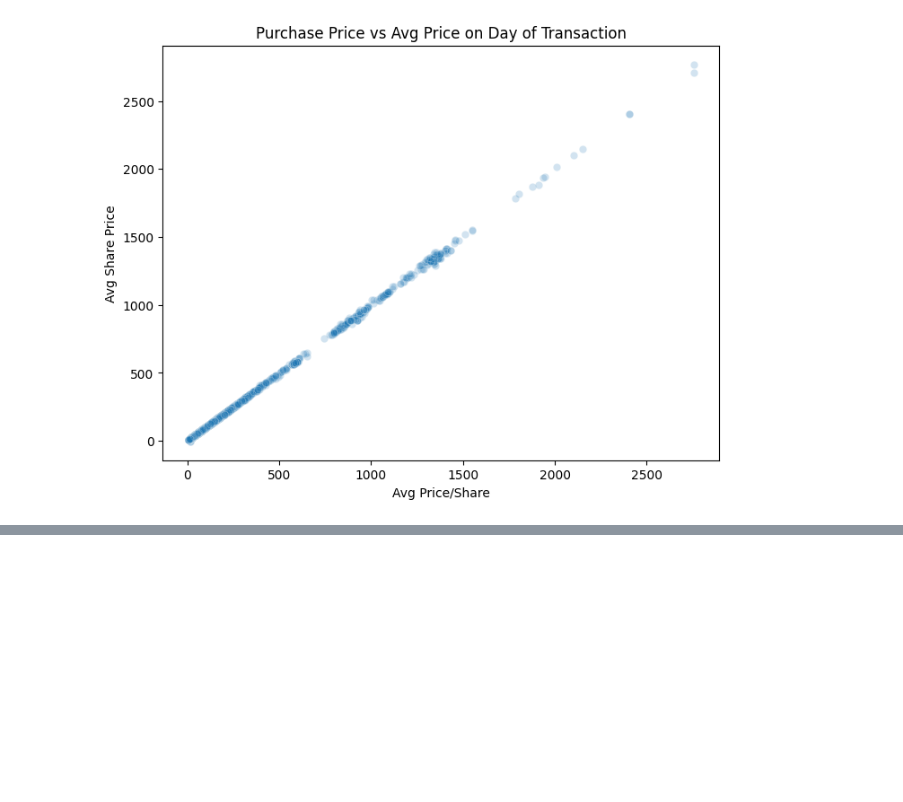
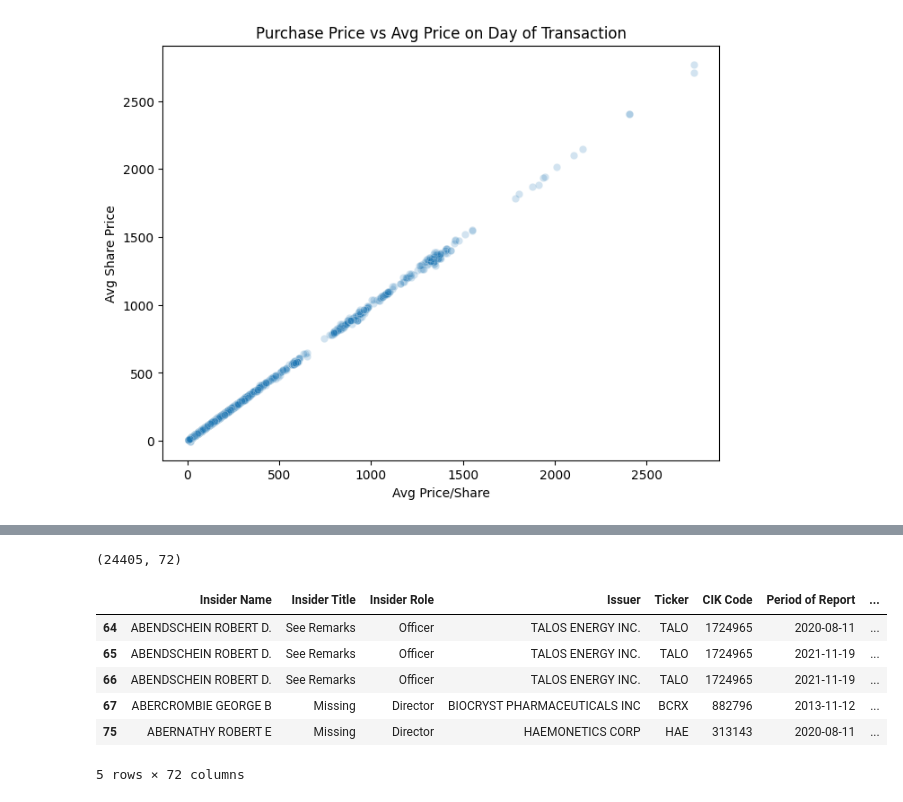
Before and after one commit to tmacpherson6/Do-Insiders-Know-Something-We-Dont, a Jupyter notebook: Thomas_EDA.ipynb, the cells around one changed output, grey strips where cells are left out. Drawn from its saved outputs; the diff is of its cells as text; code cells hidden in the pictures; blank space fills up the shorter version.

```diff
--- a/Thomas_EDA.ipynb
+++ b/Thomas_EDA.ipynb
@@ -350,0 +444,5 @@ plt.show()
+# %%
+#Let's now look at the unique roles we have in here.
+roles = low_diff_df['Insider Role'].unique()
+print(f"There are {len(roles)} different roles that we need to work with")
+roles
@@ -350,0 +459,24 @@ plt.show()
+# %%
+print(f"Shape of our df originally: {low_diff_df.shape}")
+role_mapped = low_diff_df.copy()
+role_mapping = {'Director':'Director',
+                'Tenpercentowner':'10%owner',
+                'Officer':'Officer',
+                'Other':'Other',
+                'Director,Officer,Tenpercentownerother':'Director,Officer,10%owner,Other',
+                'Director,Officerother':'Director,Officer,Other',
+                'Director,Tenpercentownerother':'Director,10%owner,Other',
+                'Tenpercentownerother': '10%owner,Other',
+                'Officerother':'Officer,Other',
+                'Directorother':'Director,Other'}
+#Let's create a function that splits them changes them and rejoins them
+def mapping_roles(roles):
+    role = [r.strip() for r in roles.split(',')]
+    map_roles = [role_mapping.get(r,r) for r in role]
+    return ','.join(map_roles)
+
+role_mapped['Mapped Roles'] = role_mapped['Insider Role'].apply(mapping_roles)
+roles = role_mapped['Mapped Roles'].unique()
+print(f"Now the shape is {role_mapped.shape}")
+print(f"The new number of roles is {len(roles)}")
+roles
@@ -350,0 +493,15 @@ plt.show()
+# %%
+#Excellent, let's one hot encode
+role_dummies = role_mapped['Mapped Roles'].str.get_dummies(sep=',')
+role_dummies = pd.concat([role_mapped,role_dummies],axis=1)
+print(role_dummies.shape)
+role_dummies.head()
+# %% [output]
+(24405, 72)
+|  | Insider Name | Insider Title | Insider Role | Issuer | Ticker | CIK Code | Period of Report | ... |
+| 64 | ABENDSCHEIN ROBERT D. | See Remarks | Officer | TALOS ENERGY INC. | TALO | 1724965 | 2020-08-11 | ... |
+| 65 | ABENDSCHEIN ROBERT D. | See Remarks | Officer | TALOS ENERGY INC. | TALO | 1724965 | 2021-11-19 | ... |
+| 66 | ABENDSCHEIN ROBERT D. | See Remarks | Officer | TALOS ENERGY INC. | TALO | 1724965 | 2021-11-19 | ... |
+| 67 | ABERCROMBIE GEORGE B | Missing | Director | BIOCRYST PHARMACEUTICALS INC | BCRX | 882796 | 2013-11-12 | ... |
+| 75 | ABERNATHY ROBERT E | Missing | Director | HAEMONETICS CORP | HAE | 313143 | 2020-08-11 | ... |
+5 rows × 72 columns
```
Also changed, not shown: parts of 13 cells of this notebook.
